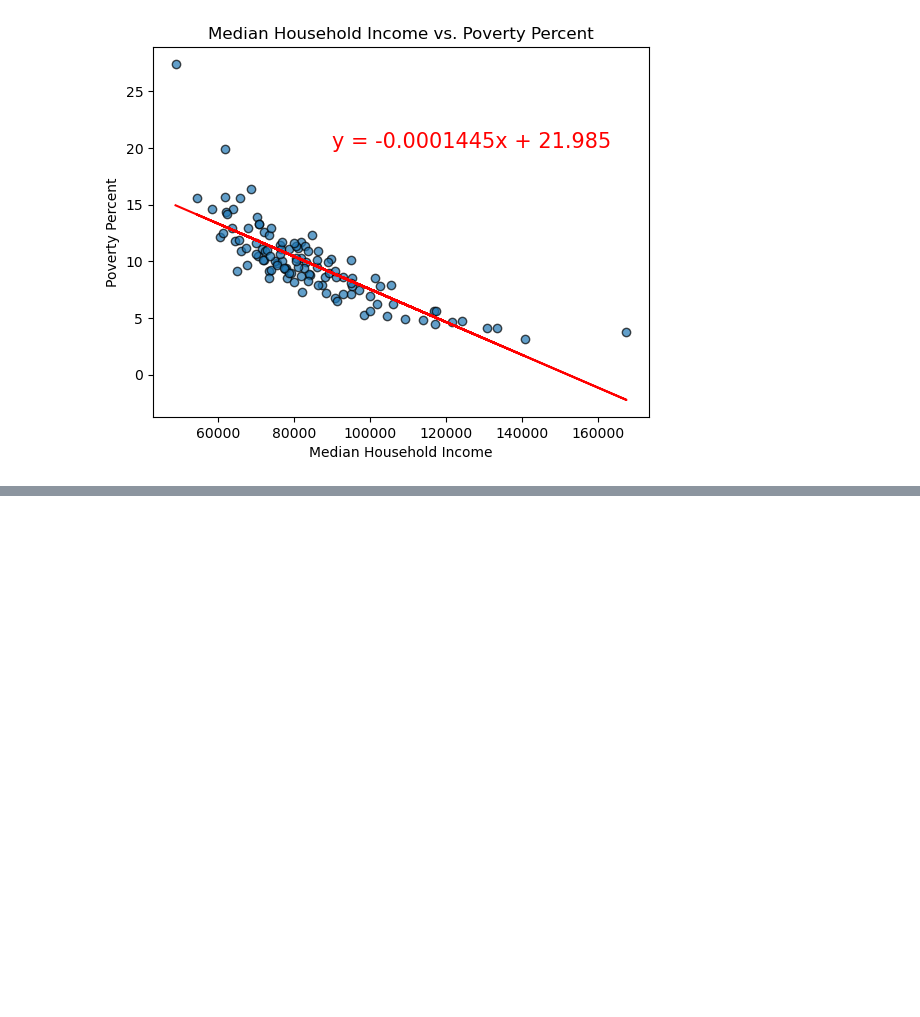
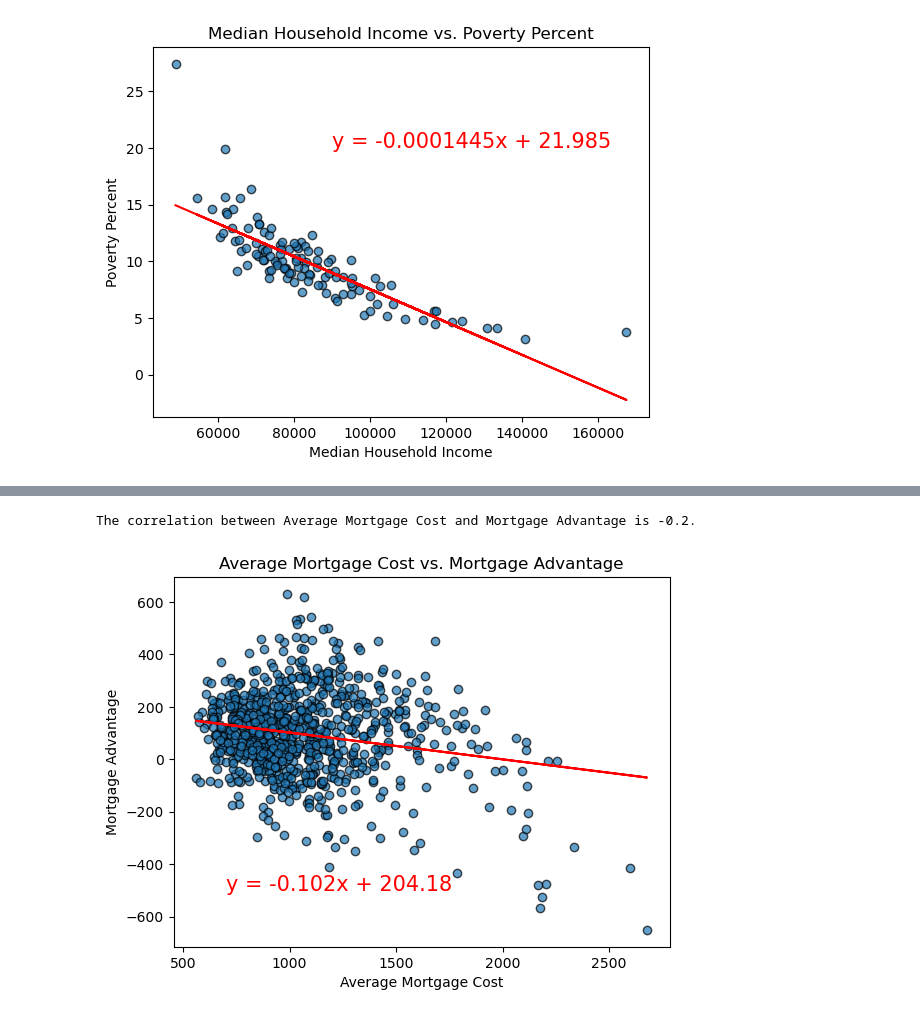
Before and after one commit to smsimba225/Project_1, a Jupyter notebook: Project1_Owen.ipynb, the cells around one changed output, grey strips where cells are left out. Drawn from its saved outputs; the diff is of its cells as text; code cells hidden in the pictures; blank space fills up the shorter version.

```diff
--- a/Project1_Owen.ipynb
+++ b/Project1_Owen.ipynb
@@ -928,0 +1062,4 @@ The correlation between Median Household Income and Poverty Percent is -0.8.
+# %%
+rvm2_df = pd.read_csv("Resources/rentvsmortgage.csv")
+rvm2_df=rvm2_df.loc[rvm2_df['Average Mortgage Cost']>=50]
+rvm2_df
@@ -928,0 +1080,29 @@ The correlation between Median Household Income and Poverty Percent is -0.8.
+# %%
+
+# Is there a correlation between Median Household Income and Median Home Price?
+
+x_value = rvm2_df['Average Mortgage Cost']
+y_value = rvm2_df['Rent vs. Mortgage']
+corr_coefficient = st.pearsonr(x_value, y_value)
+print(f"The correlation between Average Mortgage Cost and Mortgage Advantage is {round(corr_coefficient[0],2)}.")
+plt.scatter(x_value, y_value, alpha=0.7, edgecolors='black')
+plt.xlabel('Average Mortgage Cost')
+plt.ylabel('Mortgage Advantage')
+plt.title('Average Mortgage Cost vs. Mortgage Advantage')
+
+# Linear regression model
+
+lin_reg = st.linregress(x_value, y_value)
+
+regress_plot = x_value*lin_reg.slope + lin_reg.intercept
+lineequation = 'y = ' +str(round(lin_reg.slope,3)) + 'x + ' + str(round(lin_reg.intercept, 2))
+
+plt.plot(x_value, regress_plot, color='red')
+marker_size=15
+plt.annotate(lineequation, (700,-500), fontsize=15, color = 'red')
+plt.show()
+
+# Yes.  there is a strong correlation between Median Household Income and Poverty Percent.
+# %% [output]
+The correlation between Average Mortgage Cost and Mortgage Advantage is -0.2.
+[figure, added]
```
Also changed, not shown: parts of 9 cells of this notebook.
